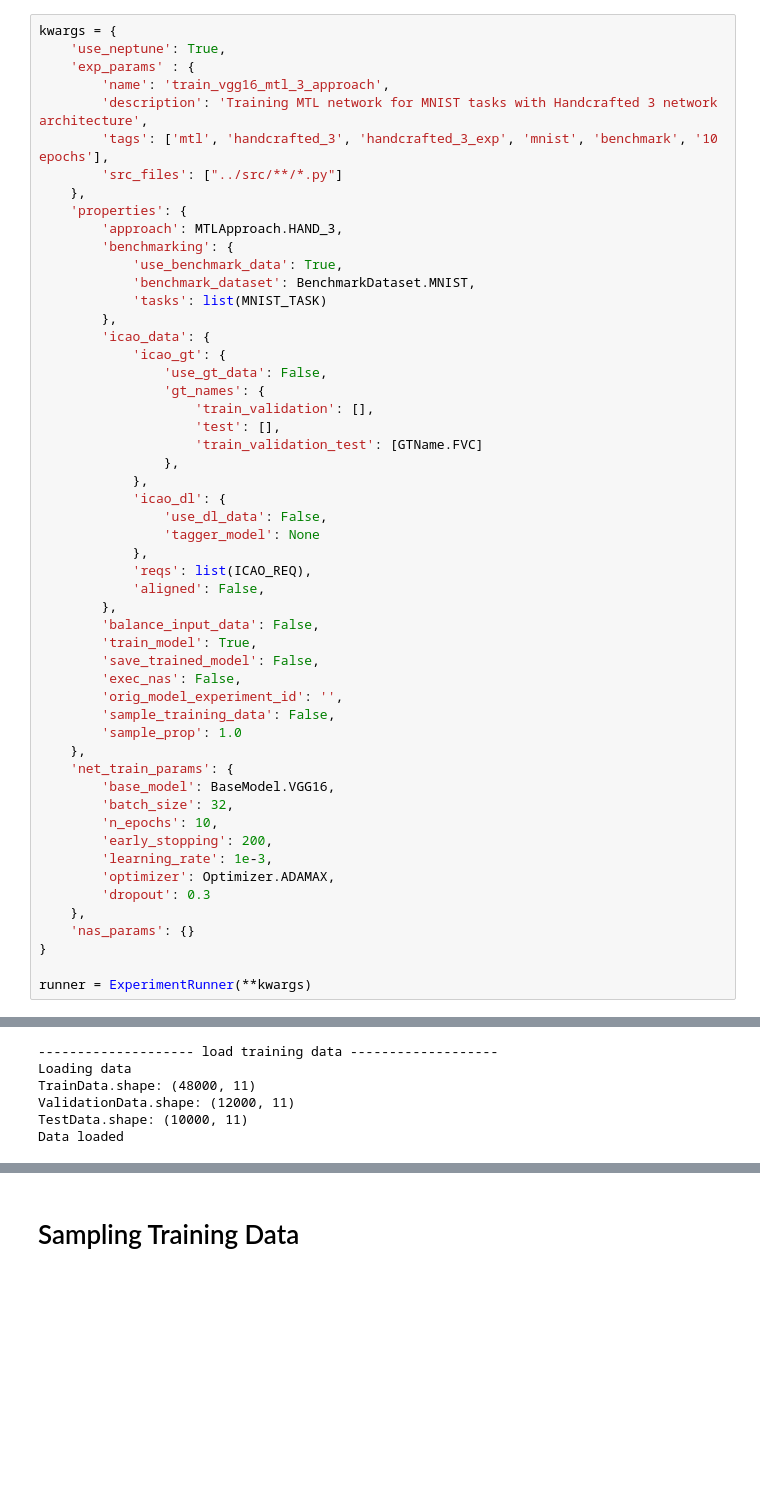
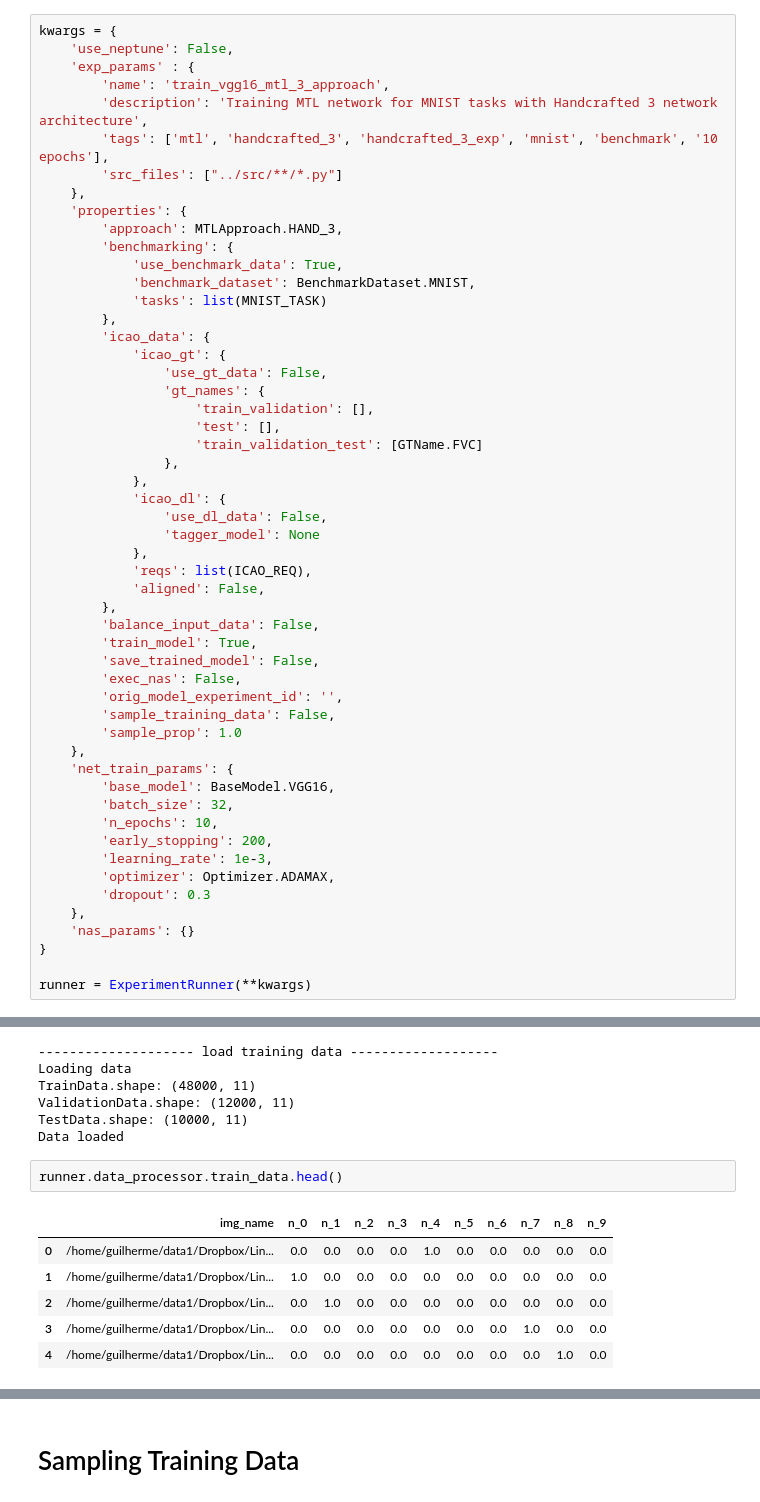
Before and after one commit to guilhermemg/icao_nets_training, a Jupyter notebook: project/training/exec_mtl_experiment.ipynb, the cells around one changed output, grey strips where cells are left out. Drawn from its saved outputs; the diff is of its cells as text; blank space fills up the shorter version.

```diff
--- a/project/training/exec_mtl_experiment.ipynb
+++ b/project/training/exec_mtl_experiment.ipynb
@@ -38,7 +38,7 @@ from src.base.experiment.tasks.task import CELEB_A_TASK
 # Start Network runner
 # %%
 kwargs = {
-    'use_neptune': True,
+    'use_neptune': False,
     'exp_params' : {
         'name': 'train_vgg16_mtl_3_approach',
         'description': 'Training MTL network for MNIST tasks with Handcrafted 3 network architecture',
@@ -118,3 +118,12 @@ TrainData.shape: (48000, 11)
 ValidationData.shape: (12000, 11)
 TestData.shape: (10000, 11)
 Data loaded
+# %%
+runner.data_processor.train_data.head()
+# %% [output]
+|  | img_name | n_0 | n_1 | n_2 | n_3 | n_4 | n_5 | n_6 | n_7 | n_8 | n_9 |
+| 0 | /home/guilherme/data1/Dropbox/Lin... | 0.0 | 0.0 | 0.0 | 0.0 | 1.0 | 0.0 | 0.0 | 0.0 | 0.0 | 0.0 |
+| 1 | /home/guilherme/data1/Dropbox/Lin... | 1.0 | 0.0 | 0.0 | 0.0 | 0.0 | 0.0 | 0.0 | 0.0 | 0.0 | 0.0 |
+| 2 | /home/guilherme/data1/Dropbox/Lin... | 0.0 | 1.0 | 0.0 | 0.0 | 0.0 | 0.0 | 0.0 | 0.0 | 0.0 | 0.0 |
+| 3 | /home/guilherme/data1/Dropbox/Lin... | 0.0 | 0.0 | 0.0 | 0.0 | 0.0 | 0.0 | 0.0 | 1.0 | 0.0 | 0.0 |
+| 4 | /home/guilherme/data1/Dropbox/Lin... | 0.0 | 0.0 | 0.0 | 0.0 | 0.0 | 0.0 | 0.0 | 0.0 | 1.0 | 0.0 |
```
Also changed, not shown: parts of 10 cells of this notebook, 9 other files.
